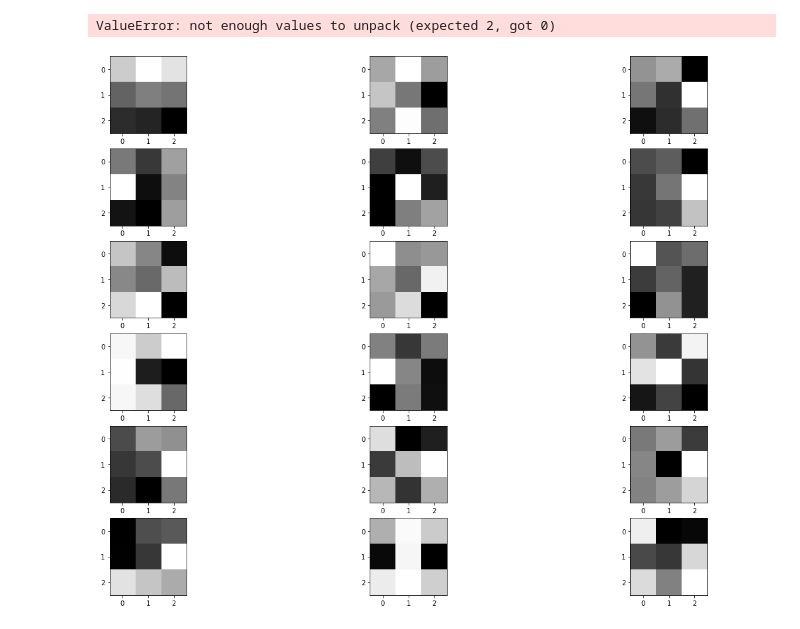
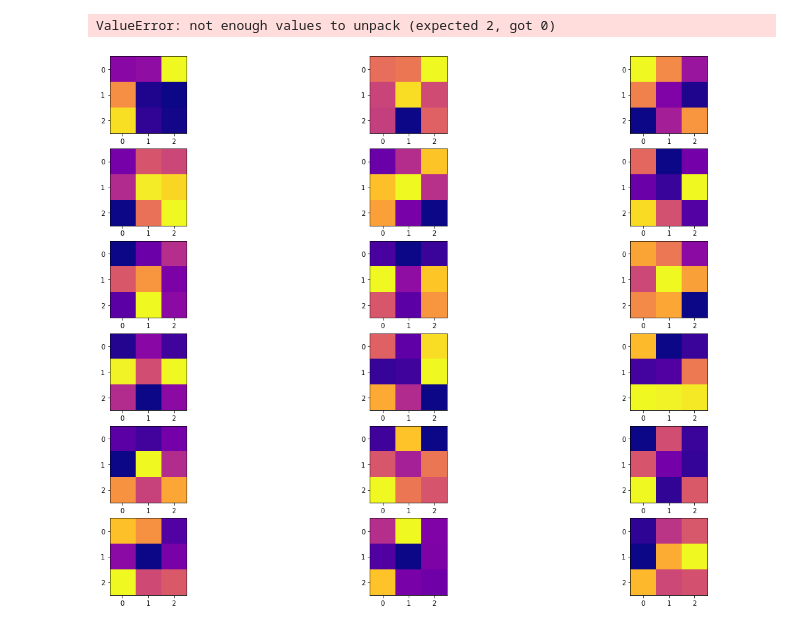
Before and after one commit to feresrafael/cnn-footstep, a Jupyter notebook: train_ccn_model.ipynb, the cells around one changed output. Drawn from its saved outputs; the diff is of its cells as text; code cells hidden in the pictures.

```diff
--- a/train_ccn_model.ipynb
+++ b/train_ccn_model.ipynb
@@ -109,21 +109,21 @@ print(Y_test.shape)
 # %%
 # Reshaping the data to fit the model
 
-X_train = X_train.reshape(1929, 60, 420, 1)
-X_test = X_test.reshape(483, 60, 420, 1)
+X_train = X_train.reshape(2170, 60, 420, 1)
+X_test = X_test.reshape(242, 60, 420, 1)
 # %%
-from keras.utils import to_categorical
+#from keras.utils import to_categorical
 
 #one-hot encode column
-Y_train = to_categorical(Y_train)
-Y_test = to_categorical(Y_test)
+#Y_train = to_categorical(Y_train)
+#Y_test = to_categorical(Y_test)
 
-Y_train[0]
+#Y_train[0]
 # %% [output]
 array([1., 0.], dtype=float32)
 # %%
-from keras.models import Sequential
-from keras.layers import Dense, Conv2D, Flatten, MaxPooling2D, Dropout
+from tensorflow.keras.models import Sequential
+from tensorflow.keras.layers import Dense, Conv2D, Flatten, MaxPooling2D, Dropout
 
 # Personal note: have to observe and search the best fitting options for my model
 
@@ -131,12 +131,15 @@ from keras.layers import Dense, Conv2D, Flatten, MaxPooling2D, Dropout
 model = Sequential()
 
 #Adding the model layers
-model.add(Conv2D(64, kernel_size=3, activation='relu', input_shape=
+model.add(Conv2D(filters=80, kernel_size=3, activation='relu', input_shape=
                 (60, 420, 1)))
 model.add(MaxPooling2D(pool_size=(4, 3), strides=(1, 3)))
-model.add(Dropout(0.75))
-model.add(Conv2D(32, kernel_size=3, activation='relu', padding='same'))
-model.add(Conv2D(16, kernel_size=3, activation='relu', padding='same'))
+#model.add(Dropout(0.75))
+model.add(Conv2D(filters=80, kernel_size=3, activation='relu', padding='same'))
+model.add(MaxPooling2D(pool_size=(4, 3), strides=(1, 3)))
+model.add(Conv2D(filters=80, kernel_size=3, activation='relu', padding='same'))
+model.add(MaxPooling2D(pool_size=(4, 3), strides=(1, 3)))
+#model.add(Dropout(0.75))
 model.add(Flatten())
 model.add(Dense(1, activation='sigmoid'))
 # %%
@@ -181,6 +184,6 @@ ImportError: cannot import name 'network' from 'tensorflow.python.keras.engine'
 model.compile(optimizer=keras.optimizers.Adam(), loss='binary_crossentropy', metrics=['binary_accuracy'])
 # %%
 # Trainning the model
-model.fit(X_train, Y_train, validation_data=(X_test, Y_test), epochs=10)
+history = model.fit(X_train, Y_train, validation_data=(X_test, Y_test), epochs=10, batch_size=128)
 # %% [output]
 Epoch 1/10
@@ -270,16 +290,16 @@ filters = (filters - f_min) / (f_max - f_min)
 # %%
 n_filters =6
 ix=1
 fig = pyplot.figure(figsize=(20,15))
 for i in range(n_filters):
     # get the filters
     f = filters[:,:,:,i]
     for j in range(3):
         # subplot for 6 filters and 3 channels
         pyplot.subplot(n_filters,3,ix)
-        pyplot.imshow(f[:,:,j] ,cmap='gray')
+        pyplot.imshow(f[:,:,j] ,cmap='plasma')
         ix+=1
 #plot the filters
 pyplot.show()
 # %% [output]
-[figure, old version]
+[figure, new version]
```
Also changed, not shown: parts of 12 cells of this notebook.
